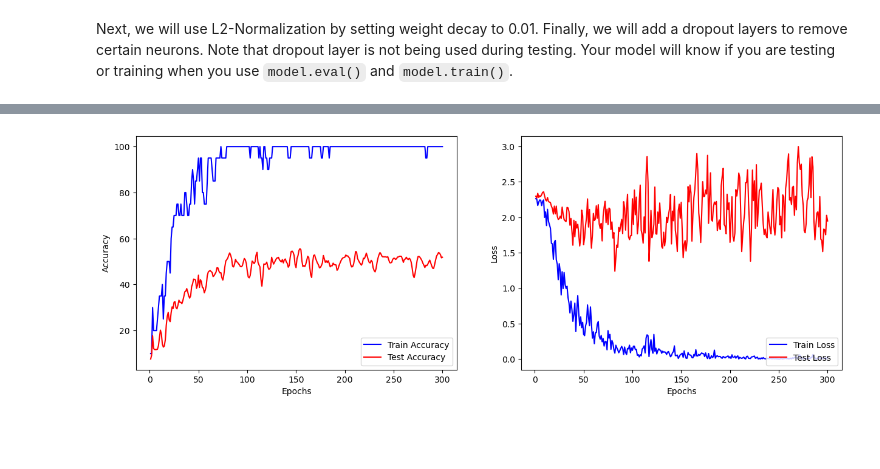
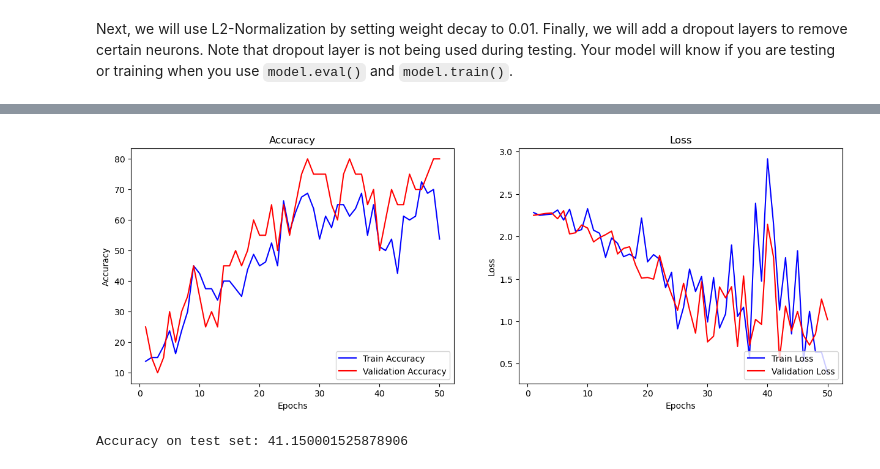
Before and after one commit to BMCC-Muzician/BMCC-DS, a Jupyter notebook: Mat 420/17 - MNIST-NN.ipynb, the cells around one changed output, grey strips where cells are left out. Drawn from its saved outputs; the diff is of its cells as text; code cells hidden in the pictures; blank space fills up the shorter version.

```diff
--- a/Mat 420/17 - MNIST-NN.ipynb
+++ b/Mat 420/17 - MNIST-NN.ipynb
@@ -498,0 +511,30 @@ Epoch 300/300, Loss=0.0279
+# %%
+class EarlyStopping:
+    def __init__(self, patience=5, verbose=False, delta=0):
+        """
+        Args:
+            patience (int): How long to wait after last time validation loss improved.
+            verbose (bool): If True, prints a message for each validation loss improvement.
+            delta (float): Minimum change to qualify as an improvement.
+        """
+        self.patience = patience
+        self.verbose = verbose
+        self.delta = delta
+        self.counter = 0
+        self.best_score = np.inf  # Assuming we are minimizing the validation loss
+        self.early_stop = False
+
+    def __call__(self, val_loss):
+        score = val_loss
+
+        if score < self.best_score + self.delta:
+            self.best_score = score
+            self.counter = 0
+            if self.verbose:
+                print(f'Validation loss improved: {self.best_score:.6f}')
+        else:
+            self.counter += 1
+            if self.verbose:
+                print(f'Validation loss did not improve: {score:.6f}. Counter: {self.counter}/{self.patience}')
+            if self.counter >= self.patience:
+                self.early_stop = True
@@ -499,17 +601,26 @@ Epoch 300/300, Loss=0.0279
 # %%
 fig, ax= plt.subplots(1,2, figsize=(15,5))
-ax[0].plot(np.arange(1,n_epochs+1, 1), train_acc, color='blue')
-ax[0].plot(np.arange(1,n_epochs+1, 1), test_acc, color='red')
-ax[0].legend(['Train Accuracy', 'Test Accuracy'], loc='lower right')
+ax[0].plot(np.arange(1,total_n_epochs+1, 1), train_acc, color='blue')
+ax[0].plot(np.arange(1,total_n_epochs+1, 1), val_acc, color='red')
+ax[0].legend(['Train Accuracy', 'Validation Accuracy'], loc='lower right')
 ax[0].set_xlabel('Epochs')
 ax[0].set_ylabel('Accuracy')
+ax[0].set_title('Accuracy')
 
-ax[1].plot(np.arange(1,n_epochs+1, 1), train_loss, color='blue')
-ax[1].plot(np.arange(1,n_epochs+1, 1), test_loss, color='red')
-ax[1].legend(['Train Loss', 'Test Loss'], loc='lower right')
+ax[1].plot(np.arange(1,total_n_epochs+1, 1), train_loss, color='blue')
+ax[1].plot(np.arange(1,total_n_epochs+1, 1), val_loss, color='red')
+ax[1].legend(['Train Loss', 'Validation Loss'], loc='lower right')
 ax[1].set_xlabel('Epochs')
 ax[1].set_ylabel('Loss')
+ax[1].set_title('Loss')
 
 plt.show()
 # %% [output]
-[figure, old version]
+[figure, new version]
+# %%
+model2.eval()
+with torch.inference_mode():
+    acc, _ = get_acc_loss(model2, testloader)
+    print(f'Accuracy on test set: {acc}')
+# %% [output]
+Accuracy on test set: 41.150001525878906
```
Also changed, not shown: parts of 32 cells of this notebook, 1 other file.
